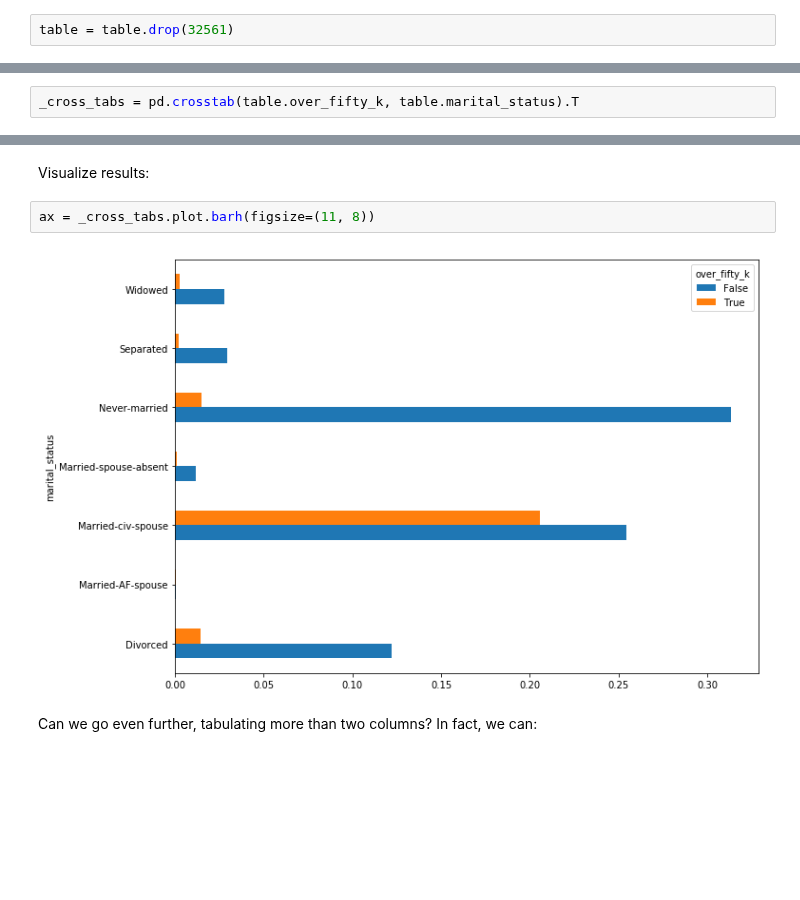
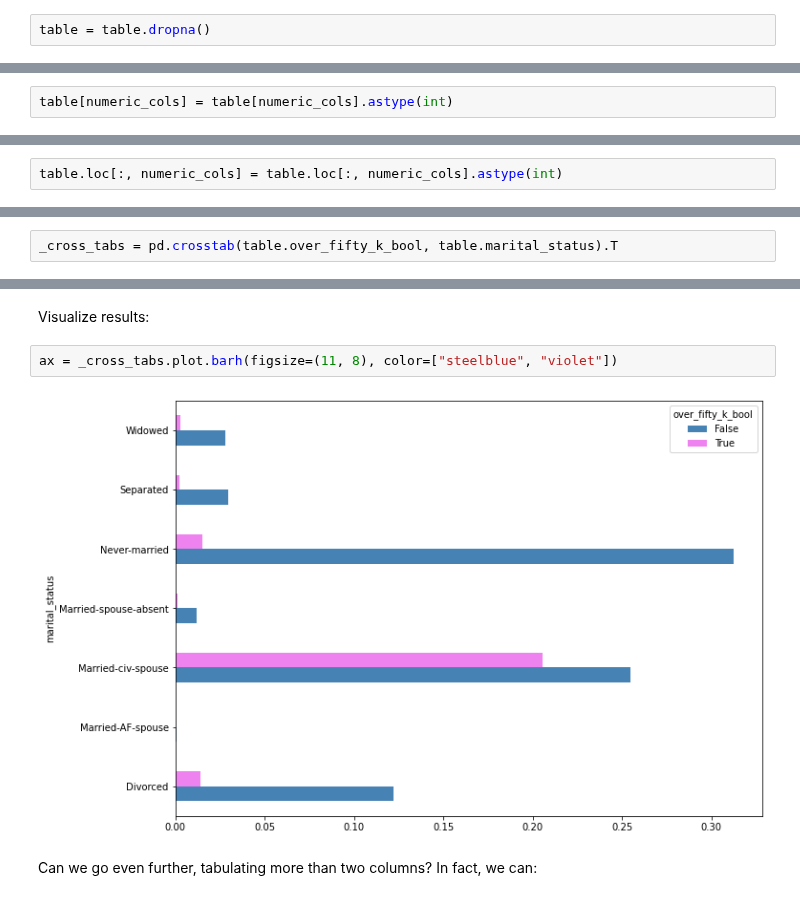
Before and after one commit to lermana/python_fundamentals, a Jupyter notebook: data_science/data_science.ipynb, the cells around one changed output, grey strips where cells are left out. Saved outputs shown, nothing was run; the diff lists cells and outputs as text; blank space fills up the shorter version.

```diff
--- a/data_science/data_science.ipynb
+++ b/data_science/data_science.ipynb
@@ -192,6 +203,6 @@ table.loc[32561, "age"]
 # %% [markdown]
 Nothing - so let's drop. Note that dropping missing data is, generally speaking a bad idea. In this case, we have exactly _one_ out of over 30K+ rows that's missing, so, fine to just drop it. See more on the subject [here](http://www.stat.columbia.edu/~gelman/arm/missing.pdf).
 # %%
-table = table.drop(32561)
+table = table.dropna()
 # %% [markdown]
 Now, let's check for duplicates:
@@ -271,0 +393,2 @@ Check this across _all_ of our `numeric_cols`, through leveraging _iteration_. B
+# %%
+table[numeric_cols] = table[numeric_cols].astype(int)
@@ -271,0 +405,2 @@ Check this across _all_ of our `numeric_cols`, through leveraging _iteration_. B
+# %%
+table.loc[:, numeric_cols] = table.loc[:, numeric_cols].astype(int)
@@ -548,7 +800,7 @@ The `pd.crosstab` function allows us to break down data into groups, based on th
 # %% [markdown]
 Let's save these results:
 # %%
-_cross_tabs = pd.crosstab(table.over_fifty_k, table.marital_status).T
+_cross_tabs = pd.crosstab(table.over_fifty_k_bool, table.marital_status).T
 # %% [markdown]
 Get relative counts:
 # %%
@@ -562,9 +826,9 @@ _cross_tabs.sum().sum()
 # %% [markdown]
 Visualize results:
 # %%
-ax = _cross_tabs.plot.barh(figsize=(11, 8))
+ax = _cross_tabs.plot.barh(figsize=(11, 8), color=["steelblue", "violet"])
 # %% [output]
-[figure, old version]
+[figure, new version]
 # %% [markdown]
 Can we go even further, tabulating more than two columns? In fact, we can:
 # %%
```
Also changed, not shown: parts of 180 cells of this notebook.
